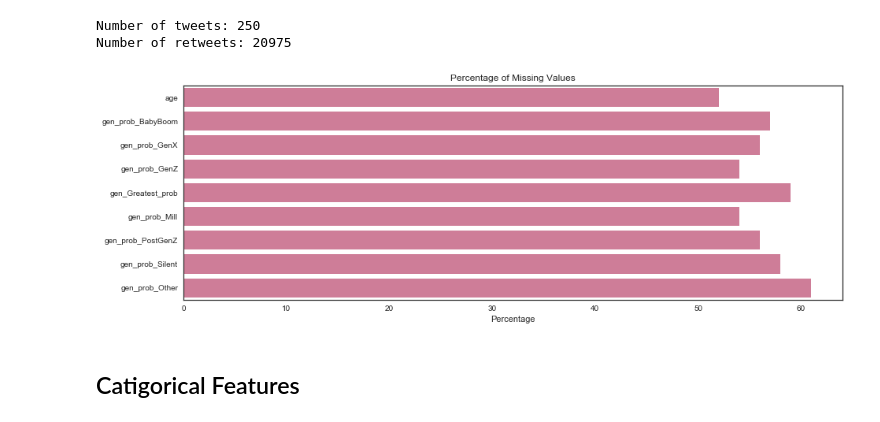
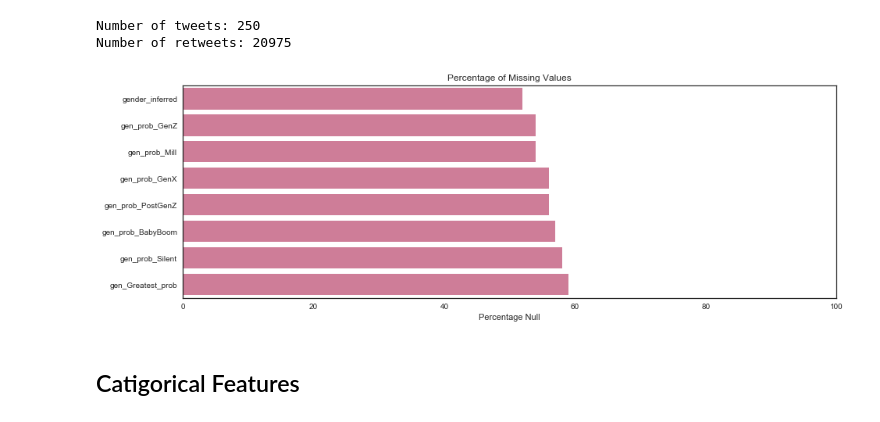
Before and after one commit to aarontrefler/ucsd-soc-290-project, a Jupyter notebook: notebooks/AT-0.1-interim-feature-visualization.ipynb, the cells around one changed output. Saved outputs shown, nothing was run; the diff lists cells and outputs as text; code cells hidden in the pictures.

```diff
--- a/notebooks/AT-0.1-interim-feature-visualization.ipynb
+++ b/notebooks/AT-0.1-interim-feature-visualization.ipynb
@@ -16,23 +16,36 @@ sns.set_context(context='notebook')
 
 figures_dir = "../reports/figures/"
 # %%
+def gender_missing(gender):
+    if gender == 'unknown':
+        return 1
+    return np.nan
+
+
+def gender_inferred(gender):
+    if gender == 'unknown':
+        return np.nan
+    return 0
+
+
 df = pd.DataFrame()
 for i, f in enumerate(os.listdir('../data/interim')):
     df = df.append(pd.read_csv('../data/interim/' + f))
 df = df.drop(['Unnamed: 0', 'Unnamed: 0.1'], axis=1)
 
-def gender_unknown(gender):
-    if gender == 'unknown':
-        return 1
-    return np.nan
-df['gender_missing'] = df.gender.apply(gender_unknown)
+df['gender_missing'] = df.gender.apply(gender_missing)
+df['gender_inferred'] = df.gender.apply(gender_inferred)
 
 features = [
     'gender', 'is_mobile_apple', 'is_mobile_android',
     'age', 'years_user_exist', 'user_favourites_count', 'user_friends_count',
     'user_statuses_count', 'gen_prob_BabyBoom', 'gen_prob_GenX', 'gen_prob_GenZ',
-    'gen_Greatest_prob','gen_prob_Mill', 'gen_prob_PostGenZ', 'gen_prob_Silent', 'gen_prob_Other'
+    'gen_Greatest_prob','gen_prob_Mill', 'gen_prob_PostGenZ', 'gen_prob_Silent', 'gen_prob_Other',
+    'gender_inferred'
 ]
+features.remove('age')
+features.remove('gen_prob_Other')
+
 df_X = df[features]
 # %%
 n = df.shape[0]
@@ -43,16 +56,18 @@ Number of tweets: 250
 Number of retweets: 20975
 # %%
 df_null = pd.DataFrame(np.round(np.mean(df_X.isnull()) * 100, 0))
-df_null = df_null[df_null > 0].dropna().T
+df_null = df_null[df_null > 0].dropna().sort_values(by=0).T
 plt.figure(figsize=(15,5))
 sns.barplot(data=df_null, orient="h", color='palevioletred')
 plt.title("Percentage of Missing Values")
-plt.xlabel("Percentage")
+plt.xlabel("Percentage Null")
+plt.xlim(0, 100)
+
 plt.savefig(figures_dir + "exploratory_missing_values",
             bbox_inches='tight', pad_inches=0.2)
 plt.show()
 # %% [output]
-[figure, old version]
+[figure, new version]
 # %% [markdown]
 ## Catigorical Features
 # %%
```
Also changed, not shown: 14 other files.
